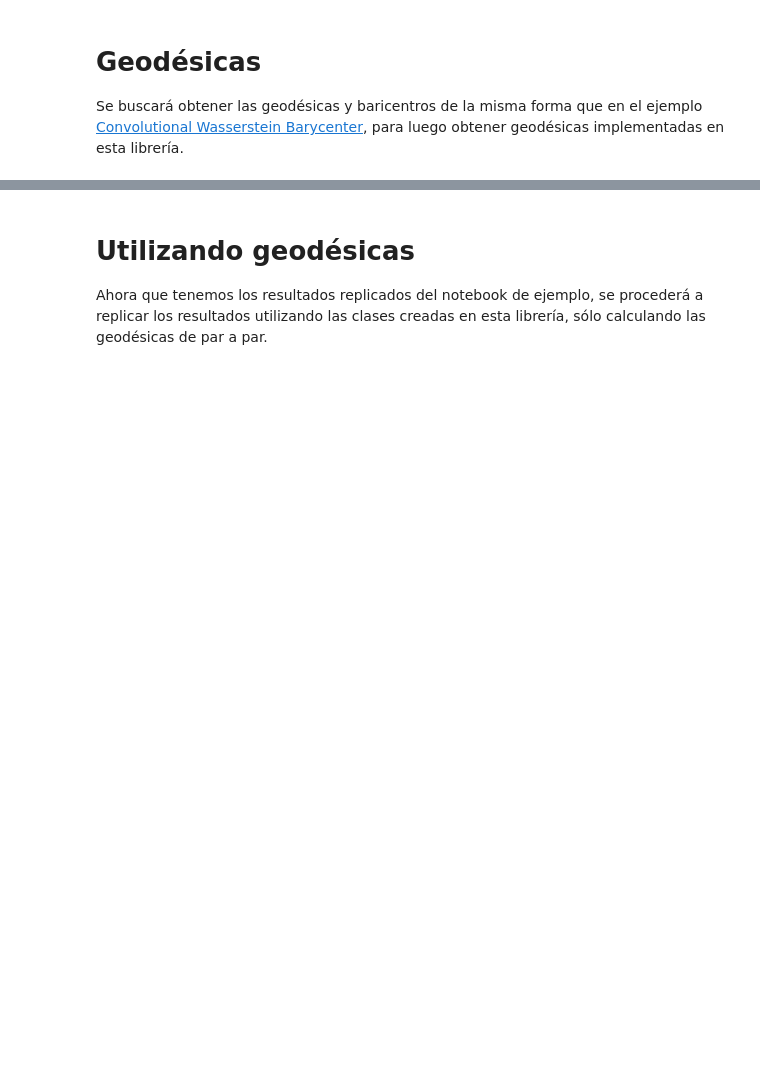
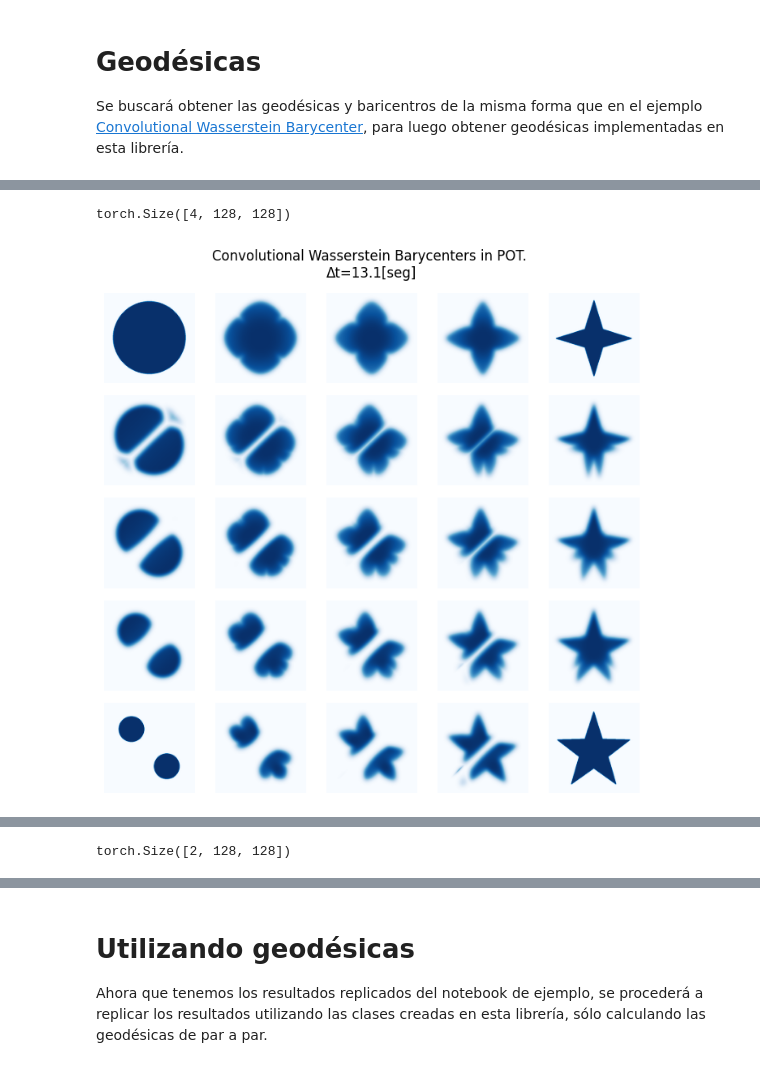
Before and after one commit to framunoz/Bayesian-Learning-with-Wasserstein-Barycenters, a Jupyter notebook: examples/05-geodesics.ipynb, the cells around one changed output, grey strips where cells are left out. Drawn from its saved outputs; the diff is of its cells as text; code cells hidden in the pictures; blank space fills up the shorter version.

```diff
--- a/examples/05-geodesics.ipynb
+++ b/examples/05-geodesics.ipynb
@@ -59,16 +60,19 @@ f1 = f1 / np.sum(f1)
 f2 = f2 / np.sum(f2)
 f3 = f3 / np.sum(f3)
 f4 = f4 / np.sum(f4)
-A = np.array([f1, f2, f3, f4])
+A = torch.tensor([f1, f2, f3, f4])
 
 nb_images = 5
 
 # those are the four corners coordinates that will be interpolated by bilinear
 # interpolation
-v1 = np.array((1, 0, 0, 0))
-v2 = np.array((0, 1, 0, 0))
-v3 = np.array((0, 0, 1, 0))
-v4 = np.array((0, 0, 0, 1))
+v1 = torch.tensor((1, 0, 0, 0))
+v2 = torch.tensor((0, 1, 0, 0))
+v3 = torch.tensor((0, 0, 1, 0))
+v4 = torch.tensor((0, 0, 0, 1))
+A.shape
+# %% [output]
+torch.Size([4, 128, 128])
 # %%
 additional_info = f"resol-{resolution}-nb-images-{nb_images}"
 # %%
@@ -78,8 +82,8 @@ import time
 fig, axes = plt.subplots(nb_images, nb_images, figsize=(7, 7))
 cm = 'Blues'
 # regularization parameter
-reg = 4e-3
-# reg = 2e-3
+reg = 1e-3
+entrop_sharp = True
 tic_ = time.time()
 for i in range(nb_images):
     for j in range(nb_images):
@@ -89,34 +93,41 @@ for i in range(nb_images):
         ty = float(j) / (nb_images - 1)
 
         # weights are constructed by bilinear interpolation
         tmp1 = (1 - tx) * v1 + tx * v2
         tmp2 = (1 - tx) * v3 + tx * v4
         weights = (1 - ty) * tmp1 + ty * tmp2
 
         if i == 0 and j == 0:
             axes[i, j].imshow(f1, cmap=cm)
         elif i == 0 and j == (nb_images - 1):
             axes[i, j].imshow(f3, cmap=cm)
         elif i == (nb_images - 1) and j == 0:
             axes[i, j].imshow(f2, cmap=cm)
         elif i == (nb_images - 1) and j == (nb_images - 1):
             axes[i, j].imshow(f4, cmap=cm)
         else:
             # call to barycenter computation
-            axes[i, j].imshow(
-                ot.bregman.convolutional_barycenter2d(A, reg, weights),
-                cmap=cm
+            bar, log = bwb.bregman.convolutional_barycenter2d(
+                A, reg, weights,
+                entrop_sharp=entrop_sharp,
+                numItermax=1_000, stopThr=1e-8,
+                # verbose=True,
+                warn=False,
+                log=True,
             )
+            axes[i, j].imshow(bar, cmap=cm)
         axes[i, j].axis('off')
 
         toc = time.time()
         _log.debug(f"{i = }, {j = } ==> Total time: {toc - tic:.4f} [seg]")
 toc_ = time.time()
 d_time = f"\nΔt={toc_-tic_:.1f}[seg]"
 
 plt.suptitle(f'Convolutional Wasserstein Barycenters in POT. {d_time}')
 
 plt.tight_layout()
-plt.savefig(img_path / f"{additional_info}-conv-wasserstein-bar.png", dpi=400)
+plt.savefig(img_path / f"{additional_info}-entrop-sharp-{entrop_sharp}-conv-wasserstein-bar.png",
+            dpi=400)
 plt.show()
 # %% [output]
+[figure, added]
@@ -134,0 +136,5 @@ plt.show()
+# %%
+A_ = A[0:2]
+A_.shape
+# %% [output]
+torch.Size([2, 128, 128])
```
Also changed, not shown: parts of 20 cells of this notebook, 5 other files.
